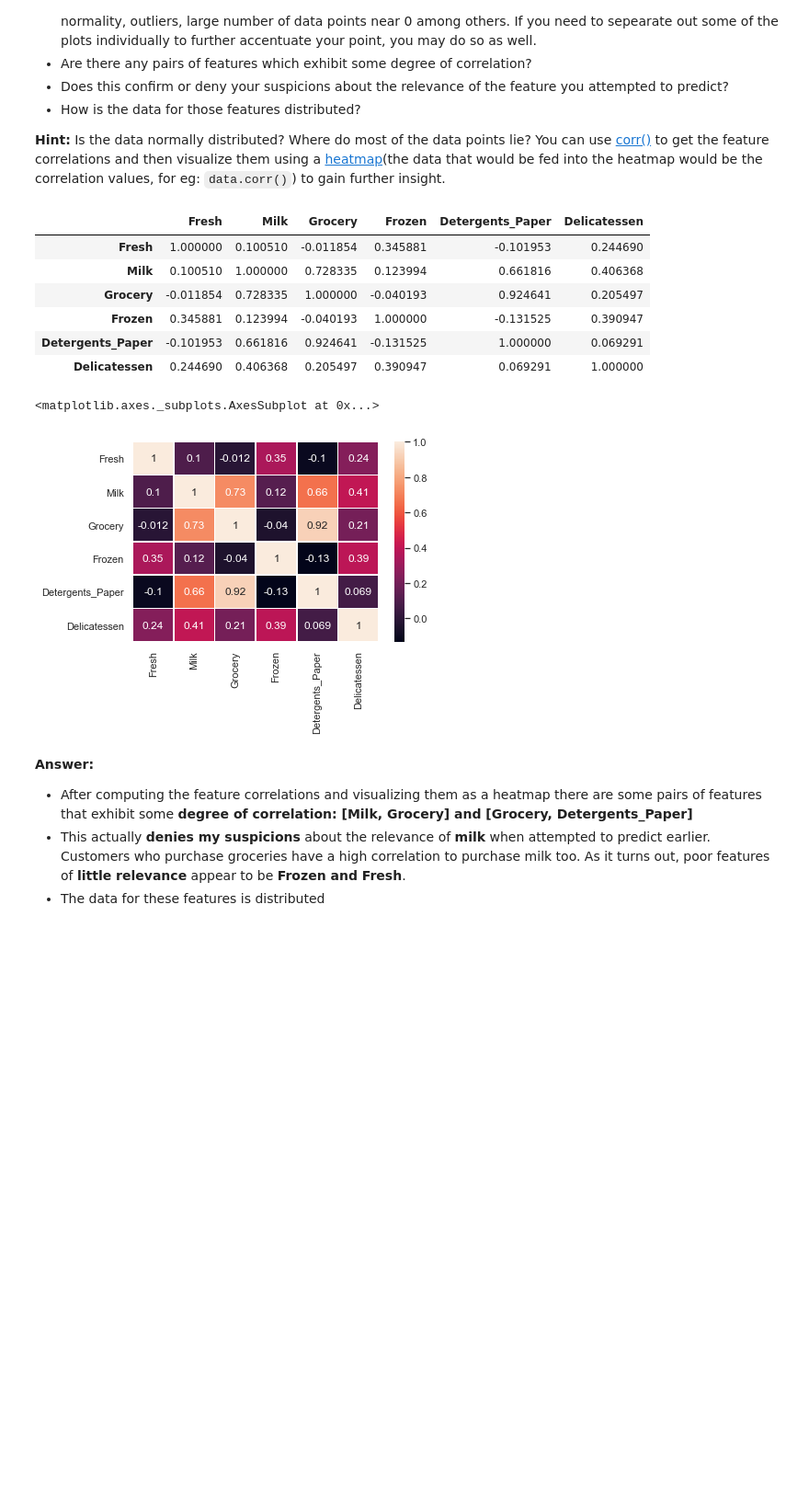
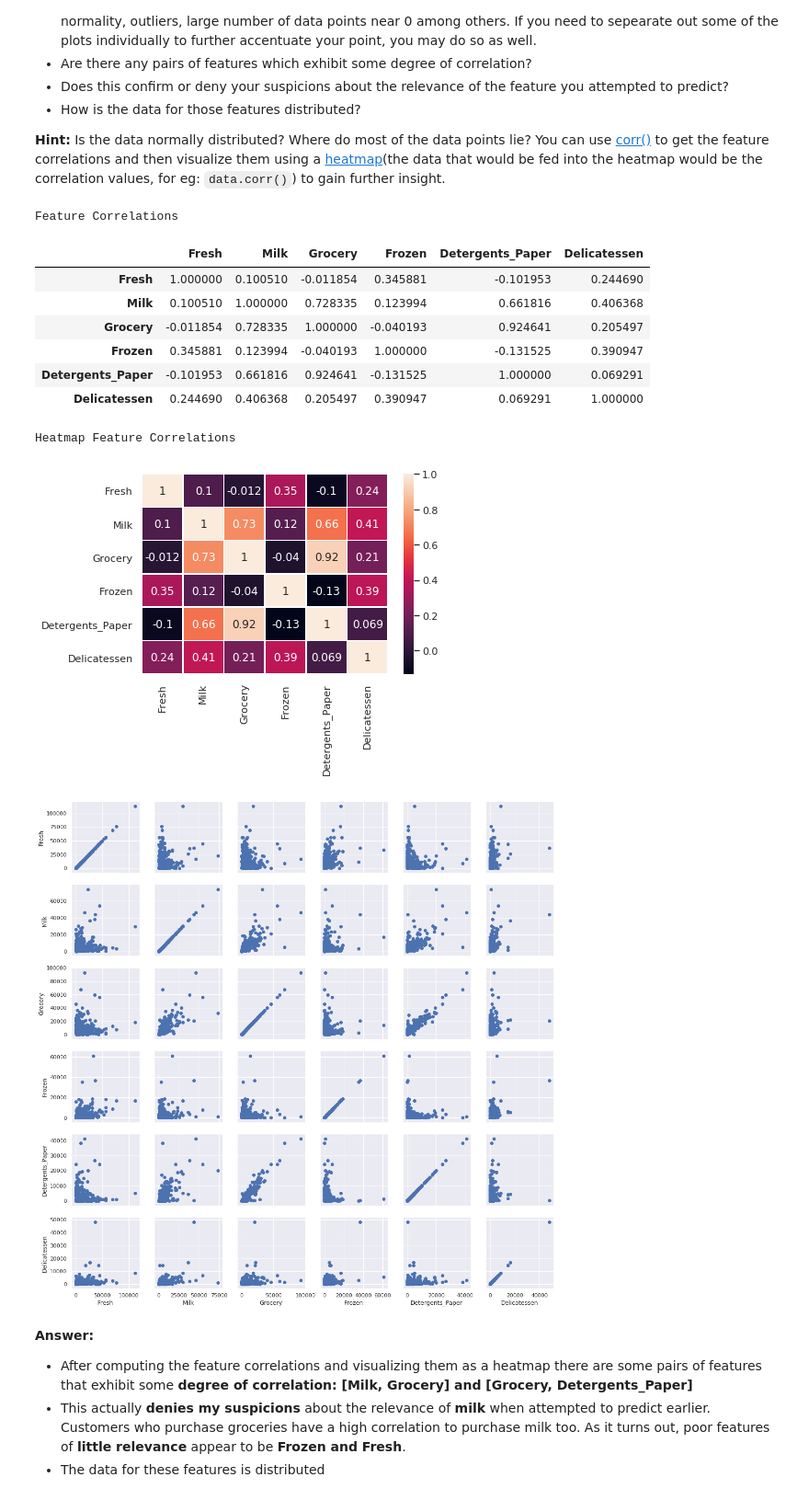
Before and after one commit to cjbarker/ml-nanodegree, a Jupyter notebook: customer-segments/customer_segments.ipynb, the cells around one changed output. Shown at 92% size. Drawn from its saved outputs; the diff is of its cells as text; code cells hidden in the pictures; blank space fills up the shorter version.

Commit message:
Added PairGrid visualization

```diff
--- a/customer-segments/customer_segments.ipynb
+++ b/customer-segments/customer_segments.ipynb
@@ -182,22 +182,32 @@ pd.scatter_matrix(data, alpha = 0.3, figsize = (14,8), diagonal = 'kde');
 # %%
 # Compute feature correlations & display them
 corr_data = data.corr(method='pearson')
+print('Feature Correlations')
 display(corr_data)
 
 # Visualize via heatmap
 import seaborn as sns
 sns.set()
+print('Heatmap Feature Correlations')
 sns.heatmap(corr_data, annot=True, linewidths=.5)
+
+# Visualize the data in 6 dimensions for all the features
+# Use PairGrid to avoid distroting the data
+g = sns.PairGrid(data)
+g.map(plt.scatter)
+plt.show()
 # %% [output]
+Feature Correlations
 |  | Fresh | Milk | Grocery | Frozen | Detergents_Paper | Delicatessen |
 | Fresh | 1.000000 | 0.100510 | -0.011854 | 0.345881 | -0.101953 | 0.244690 |
 | Milk | 0.100510 | 1.000000 | 0.728335 | 0.123994 | 0.661816 | 0.406368 |
 | Grocery | -0.011854 | 0.728335 | 1.000000 | -0.040193 | 0.924641 | 0.205497 |
 | Frozen | 0.345881 | 0.123994 | -0.040193 | 1.000000 | -0.131525 | 0.390947 |
 | Detergents_Paper | -0.101953 | 0.661816 | 0.924641 | -0.131525 | 1.000000 | 0.069291 |
 | Delicatessen | 0.244690 | 0.406368 | 0.205497 | 0.390947 | 0.069291 | 1.000000 |
-<matplotlib.axes._subplots.AxesSubplot at 0x...>
+Heatmap Feature Correlations
-[figure, old version]
+[figure, new version]
+[figure, added]
 # %% [markdown]
 **Answer:**
 * After computing the feature correlations and visualizing them as a heatmap there are some pairs of features that exhibit some **degree of correlation: [Milk, Grocery] and [Grocery, Detergents_Paper]**
```
Also changed, not shown: parts of 2 cells of this notebook.
